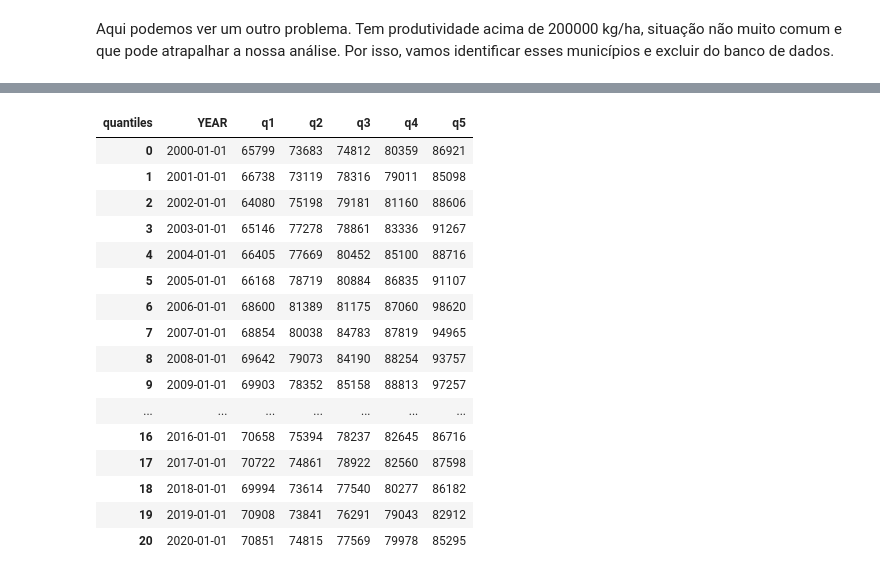
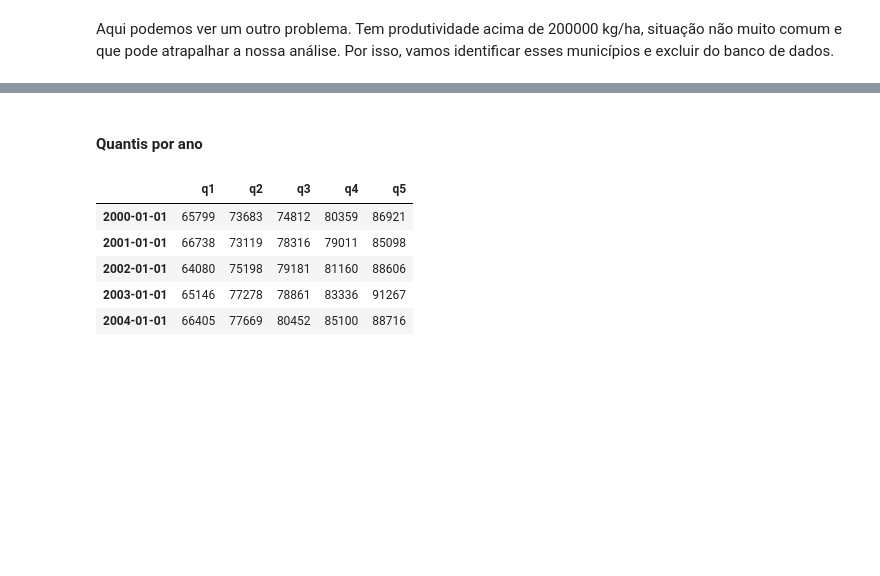
Before and after one commit to neli12/time-series-productivity-sp, a Jupyter notebook: Análise e limpeza de dados.ipynb, the cells around one changed output, grey strips where cells are left out. Cells and saved outputs as stored; diff of their text form; code cells hidden in the pictures; blank space fills up the shorter version.

```diff
--- a/Análise e limpeza de dados.ipynb
+++ b/Análise e limpeza de dados.ipynb
@@ -393,5 +399,6 @@ dat_clean.loc[dat_clean['2006'] >= 200000]
 | 276 | 3524501 | Jaci (SP) | 80000.0 | NaN | NaN | NaN | 110000.0 | 89396.0 | 250000.0 | 140000.0 | ... | ... |
 1 rows × 23 columns
 # %%
-dat_clean.drop(276, inplace = True)
+# Excluir a linha pelo indice
+dat_yield_clean.drop(276, inplace = True)
 # %%
@@ -453,5 +640,29 @@ dat_clean.sort_values('quantiles')
 # %%
-# Agrupando os quantiles
-dat_clean_grouped = dat_clean.groupby('quantiles').mean().round(0).astype(int)
-dat_clean_grouped.drop(['mean'], axis = 1, inplace = True)
-dat_clean_grouped.drop(['CD_MUN'], axis = 1, inplace = True)
+# Reshape todos os dados com os quantis
+yield_grouped = yield_grouped.drop(['mean'], axis = 1)
+yield_grouped_melt = pd.melt(yield_grouped, id_vars = ["quantiles_yield"])
+ap_grouped_melt = pd.melt(ap_grouped, id_vars = ["quantiles"])
+ap_grouped_melt.rename(columns = {'variable': 'Year', 'value': 'AP'}, inplace = True)
+ac_grouped_melt = pd.melt(ac_grouped, id_vars = ["quantiles"])
+ac_grouped_melt.rename(columns = {'variable': 'Year', 'value': 'AC'}, inplace = True)
+qp_grouped_melt = pd.melt(qp_grouped, id_vars = ["quantiles"])
+qp_grouped_melt.rename(columns = {'variable': 'Year', 'value': 'QP'}, inplace = True)
+vp_grouped_melt = pd.melt(vp_grouped, id_vars = ["quantiles"])
+vp_grouped_melt.rename(columns = {'variable': 'Year', 'value': 'VP'}, inplace = True)
+
+aet_grouped_melt = pd.melt(aet_grouped, id_vars =["quantiles"]).reset_index(drop = True)
+aet_grouped_melt.rename(columns = {'value': 'AET'}, inplace = True)
+ndvi_grouped_melt = pd.melt(ndvi_grouped, id_vars =["quantiles"]).reset_index(drop = True)
+ndvi_grouped_melt.rename(columns = {'value': 'NDVI'}, inplace = True)
+npp_grouped_melt = pd.melt(npp_grouped, id_vars =["quantiles"]).reset_index(drop = True)
+npp_grouped_melt.rename(columns = {'value': 'NPP'}, inplace = True)
+soil_grouped_melt = pd.melt(soil_grouped, id_vars =["quantiles"]).reset_index(drop = True)
+soil_grouped_melt.rename(columns = {'value': 'SOIL'}, inplace = True)
+pr_grouped_melt = pd.melt(pr_grouped, id_vars =["quantiles"]).reset_index(drop = True)
+pr_grouped_melt.rename(columns = {'value': 'PR'}, inplace = True)
+lst_grouped_melt = pd.melt(lst_grouped, id_vars =["quantiles"]).reset_index(drop = True)
+lst_grouped_melt.rename(columns = {'value': 'LST'}, inplace = True)
+tmmx_grouped_melt = pd.melt(tmmx_grouped, id_vars =["quantiles"]).reset_index(drop = True)
+tmmx_grouped_melt.rename(columns = {'value': 'TMMX'}, inplace = True)
+tmin_grouped_melt = pd.melt(tmin_grouped, id_vars =["quantiles"]).reset_index(drop = True)
+tmin_grouped_melt.rename(columns = {'value': 'TMIN'}, inplace = True)
@@ -469,25 +740,16 @@ dat_clean_grouped
+# %% [markdown]
+#### Quantis por ano
 # %%
 # Reorganizar os dados - Transponer
-dat_clean_grouped_trans = dat_clean_grouped.T
-dat_clean_grouped_trans.reset_index(inplace = True)
-dat_clean_grouped_trans.rename(columns = {'index': 'YEAR', 0: 'q1', 1: 'q2', 2:'q3', 3:'q4', 4:'q5'}, inplace = True)
-dat_clean_grouped_trans['YEAR'] = pd.to_datetime(dat_clean_grouped_trans['YEAR'])
-dat_clean_grouped_trans
+yield_grouped.drop(['quantiles_yield'], axis = 1, inplace = True)
+dat_clean_grouped_trans = yield_grouped.T
+dat_clean_grouped_trans.rename(columns = {0: 'q1', 1: 'q2', 2:'q3', 3:'q4', 4:'q5'}, inplace = True)
+dat_clean_grouped_trans.index = pd.to_datetime(dat_clean_grouped_trans.index)
+dat_clean_grouped_trans.head()
 # %% [output]
-| quantiles | YEAR | q1 | q2 | q3 | q4 | q5 |
-| 0 | 2000-01-01 | 65799 | 73683 | 74812 | 80359 | 86921 |
-| 1 | 2001-01-01 | 66738 | 73119 | 78316 | 79011 | 85098 |
-| 2 | 2002-01-01 | 64080 | 75198 | 79181 | 81160 | 88606 |
-| 3 | 2003-01-01 | 65146 | 77278 | 78861 | 83336 | 91267 |
-| 4 | 2004-01-01 | 66405 | 77669 | 80452 | 85100 | 88716 |
-| 5 | 2005-01-01 | 66168 | 78719 | 80884 | 86835 | 91107 |
-| 6 | 2006-01-01 | 68600 | 81389 | 81175 | 87060 | 98620 |
-| 7 | 2007-01-01 | 68854 | 80038 | 84783 | 87819 | 94965 |
-| 8 | 2008-01-01 | 69642 | 79073 | 84190 | 88254 | 93757 |
-| 9 | 2009-01-01 | 69903 | 78352 | 85158 | 88813 | 97257 |
-| ... | ... | ... | ... | ... | ... | ... |
-| 16 | 2016-01-01 | 70658 | 75394 | 78237 | 82645 | 86716 |
-| 17 | 2017-01-01 | 70722 | 74861 | 78922 | 82560 | 87598 |
-| 18 | 2018-01-01 | 69994 | 73614 | 77540 | 80277 | 86182 |
-| 19 | 2019-01-01 | 70908 | 73841 | 76291 | 79043 | 82912 |
-| 20 | 2020-01-01 | 70851 | 74815 | 77569 | 79978 | 85295 |
+|  | q1 | q2 | q3 | q4 | q5 |
+| 2000-01-01 | 65799 | 73683 | 74812 | 80359 | 86921 |
+| 2001-01-01 | 66738 | 73119 | 78316 | 79011 | 85098 |
+| 2002-01-01 | 64080 | 75198 | 79181 | 81160 | 88606 |
+| 2003-01-01 | 65146 | 77278 | 78861 | 83336 | 91267 |
+| 2004-01-01 | 66405 | 77669 | 80452 | 85100 | 88716 |
```
Also changed, not shown: parts of 112 cells of this notebook.
